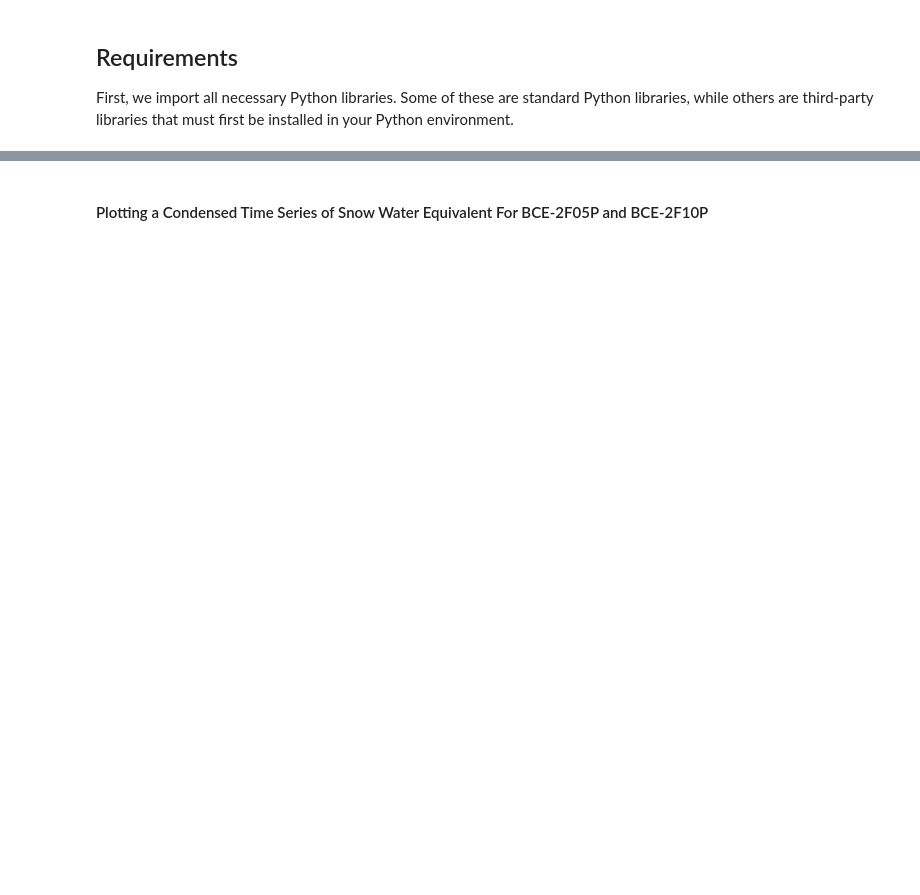
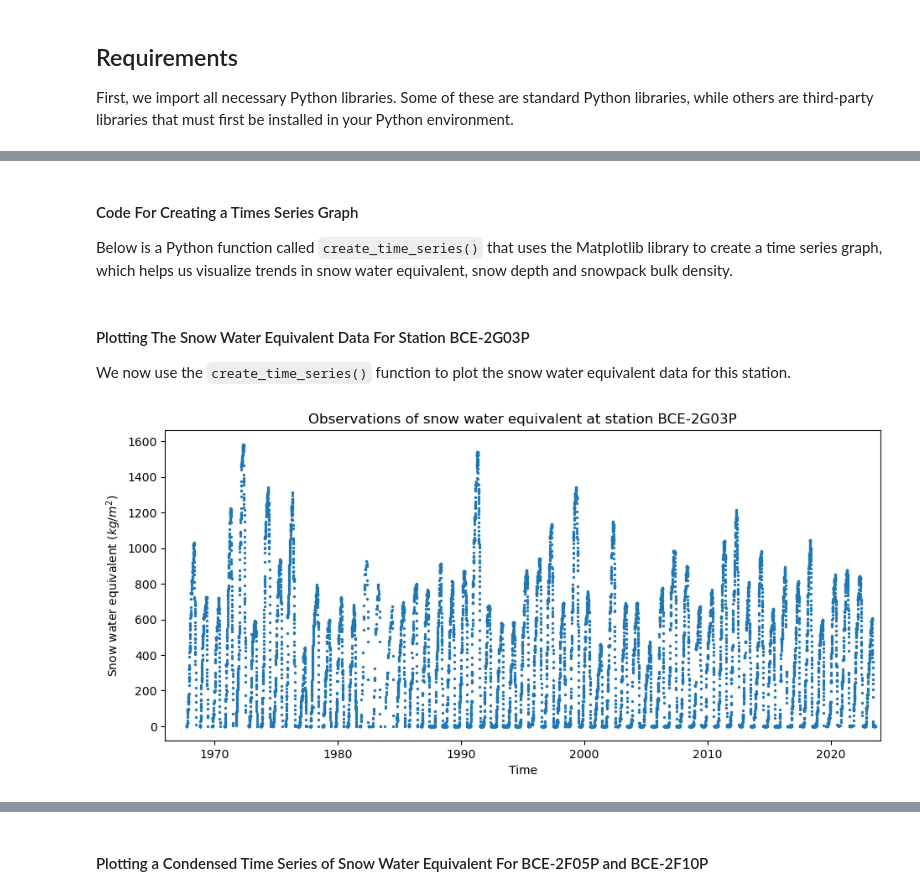
Before and after one commit to NHS-Dev/nhs-tutorials, a Jupyter notebook: python-examples/snow-water-equivalent/snow-water-equivalent-example.ipynb, the cells around one changed output, grey strips where cells are left out. Saved outputs shown, nothing was run; the diff lists cells and outputs as text; code cells hidden in the pictures; blank space fills up the shorter version.

```diff
--- a/python-examples/snow-water-equivalent/snow-water-equivalent-example.ipynb
+++ b/python-examples/snow-water-equivalent/snow-water-equivalent-example.ipynb
@@ -441,0 +205,10 @@ createTimeSeries([time2, time3, time],
+# %%
+# Locating indices to determine where the station BCE-2G03P data is
+begin = i
+end = begin + count - 1
+
+# Creating a dataframe with just station BCE-2G03P data
+reduced_Df = df.loc[begin:end]
+# %% [markdown]
+#### Code For Creating a Times Series Graph
+Below is a Python function called `create_time_series()` that uses the Matplotlib library to create a time series graph, which helps us visualize trends in snow water equivalent, snow depth and snowpack bulk density.
@@ -441,0 +262,13 @@ createTimeSeries([time2, time3, time],
+# %% [markdown]
+#### Plotting The Snow Water Equivalent Data For Station BCE-2G03P
+We now use the `create_time_series()` function to plot the snow water equivalent data for this station.
+# %%
+# I made some minor edits to the title, let's change the rest of the plot titles to match
+title = 'Observations of snow water equivalent at station '+stn
+xaxis = 'Time'
+yaxis = 'Snow water equivalent ($kg/m^2$)' # let's change this to (kg m-2) where the -2 is a superscript
+
+create_time_series([reduced_Df], 'snw', [stn], title, xaxis, yaxis,
+                   datetime(1966, 1, 1).date(), datetime(2024, 1, 1), False)
+# %% [output]
+[figure, added]
```
Also changed, not shown: parts of 108 cells of this notebook.
